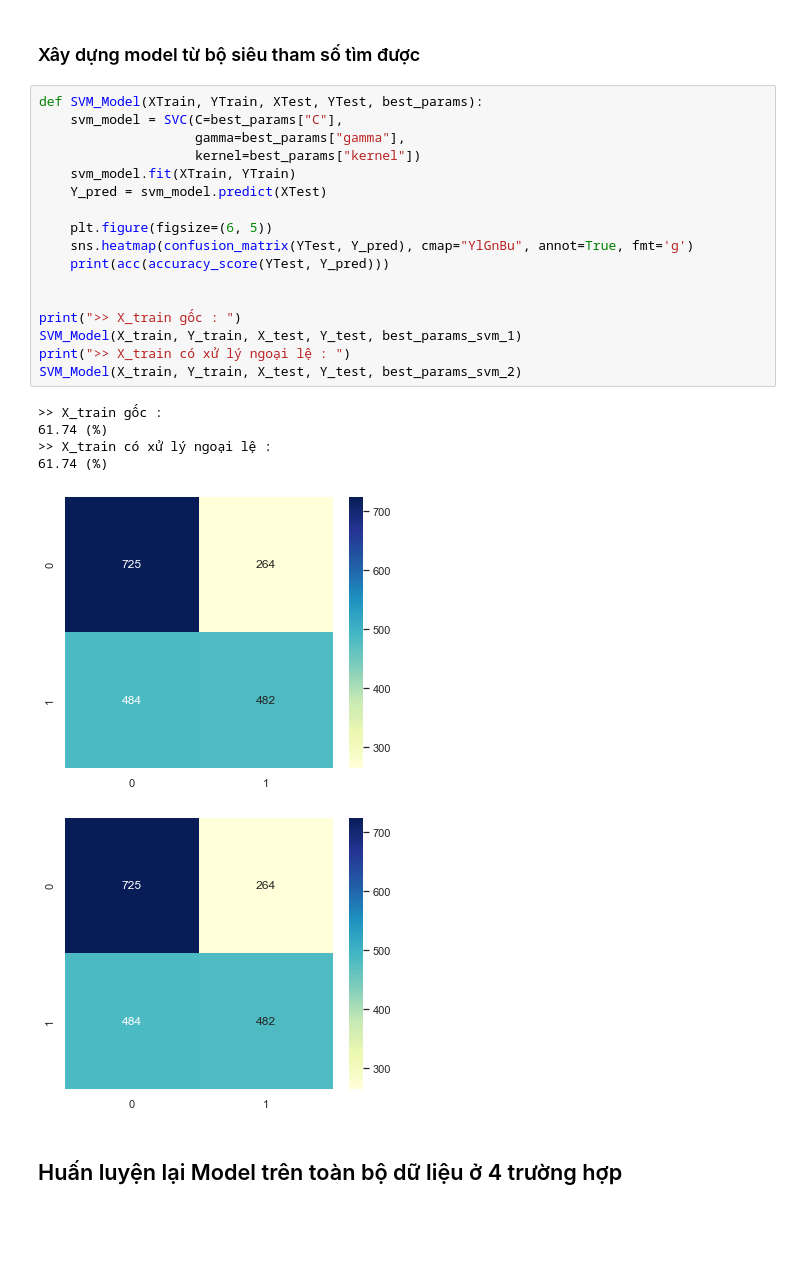
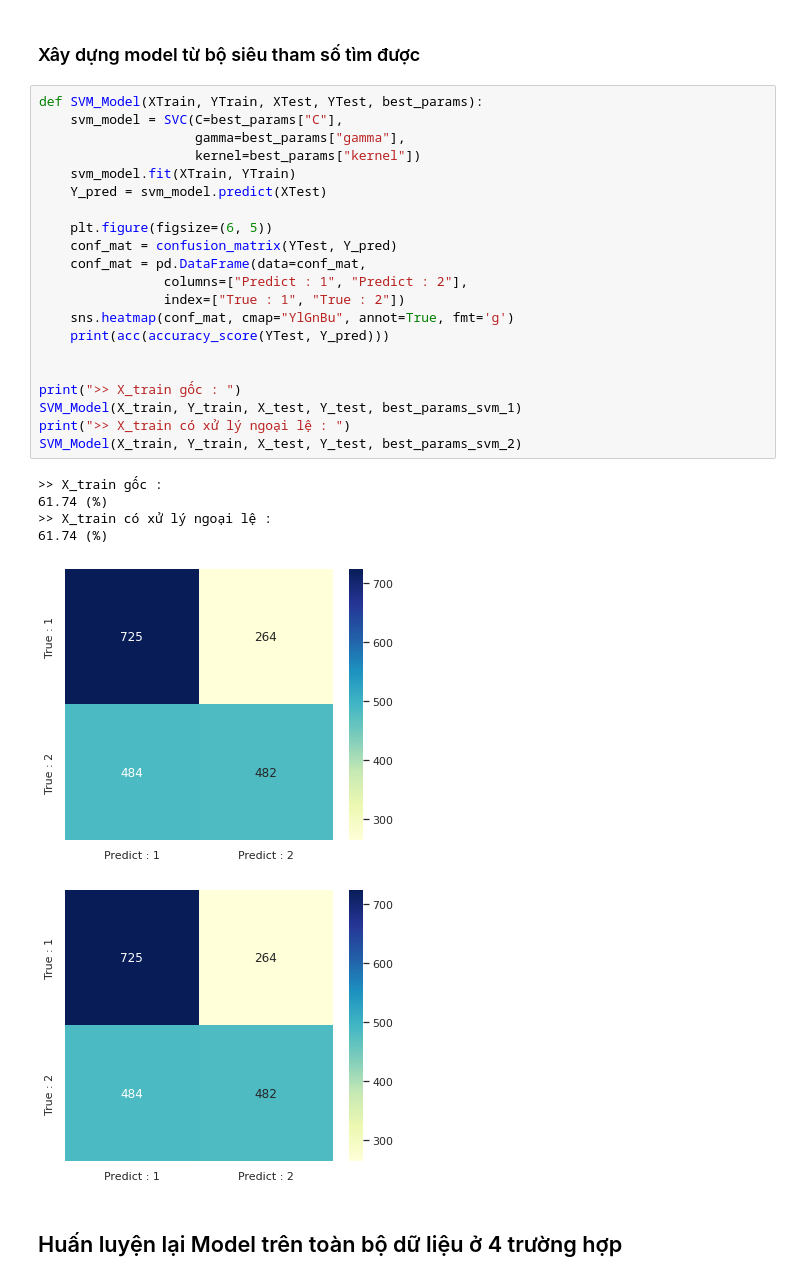
Before and after one commit to phuocleoceo/AmbitionBox-Rating, a Jupyter notebook: main.ipynb, the cells around one changed output. Saved outputs shown, nothing was run; the diff lists cells and outputs as text; blank space fills up the shorter version.

```diff
--- a/main.ipynb
+++ b/main.ipynb
@@ -259,27 +263,31 @@ Best : 60.86 (%) using {'C': 10, 'gamma': 'scale', 'kernel': 'rbf'}
 # %%
 def SVM_Model(XTrain, YTrain, XTest, YTest, best_params):
     svm_model = SVC(C=best_params["C"],
                     gamma=best_params["gamma"],
                     kernel=best_params["kernel"])
     svm_model.fit(XTrain, YTrain)
     Y_pred = svm_model.predict(XTest)
 
     plt.figure(figsize=(6, 5))
-    sns.heatmap(confusion_matrix(YTest, Y_pred), cmap="YlGnBu", annot=True, fmt='g')
+    conf_mat = confusion_matrix(YTest, Y_pred)
+    conf_mat = pd.DataFrame(data=conf_mat,
+                columns=["Predict : 1", "Predict : 2"],
+                index=["True : 1", "True : 2"])
+    sns.heatmap(conf_mat, cmap="YlGnBu", annot=True, fmt='g')
     print(acc(accuracy_score(YTest, Y_pred)))
 
 
 print(">> X_train gốc : ")
 SVM_Model(X_train, Y_train, X_test, Y_test, best_params_svm_1)
 print(">> X_train có xử lý ngoại lệ : ")
 SVM_Model(X_train, Y_train, X_test, Y_test, best_params_svm_2)
 # %% [output]
 >> X_train gốc :
 61.74 (%)
 >> X_train có xử lý ngoại lệ :
 61.74 (%)
-[figure, old version]
+[figure, new version]
-[figure, old version]
+[figure, new version]
 # %% [markdown]
 ## Huấn luyện lại Model trên toàn bộ dữ liệu ở 4 trường hợp
 # %%
```
Also changed, not shown: parts of 11 cells of this notebook.
